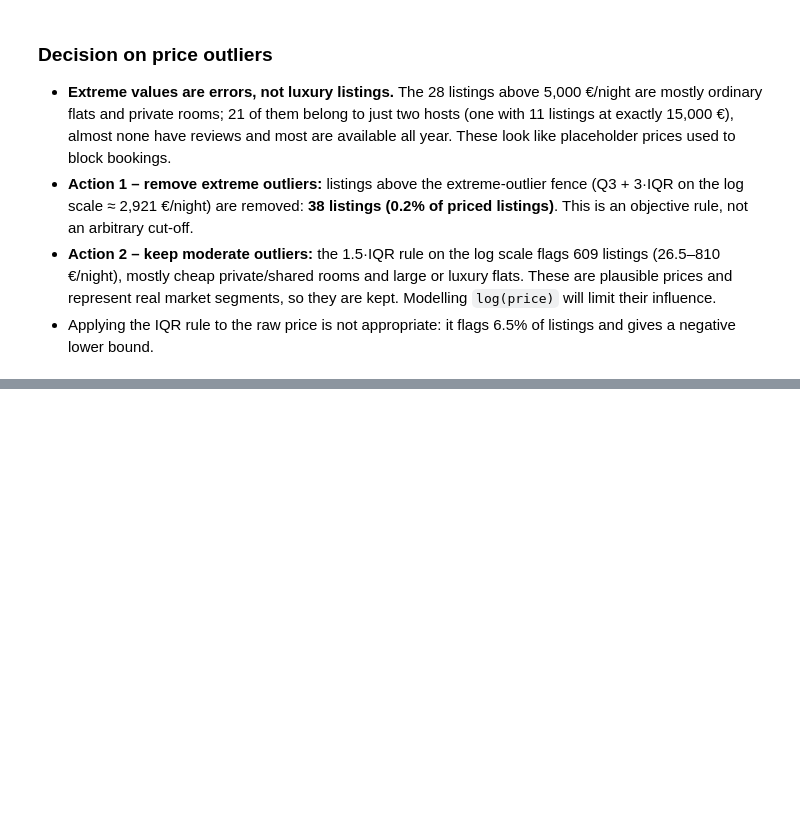
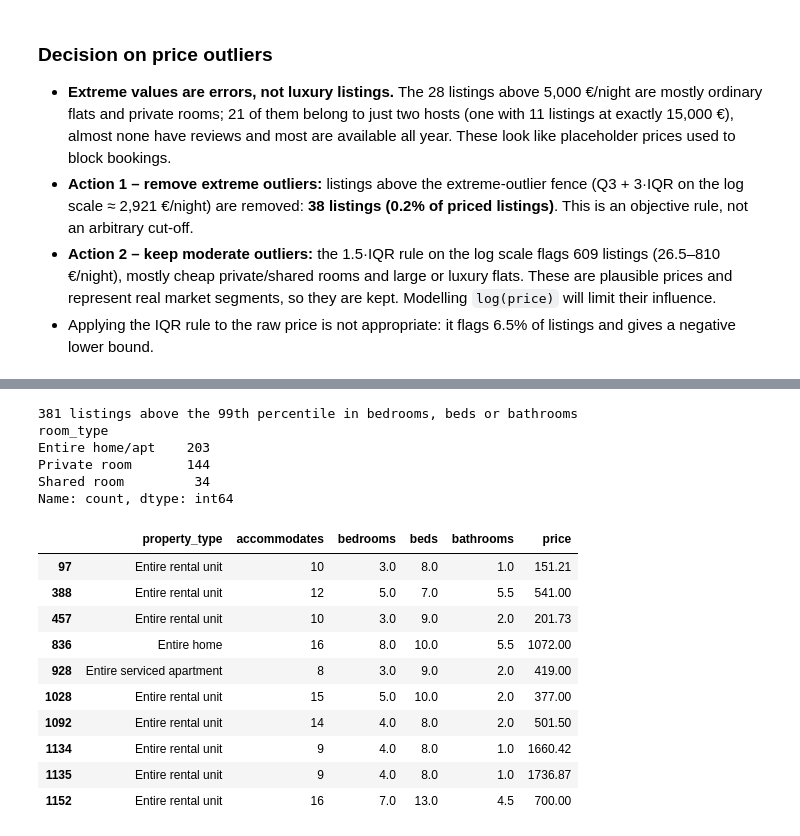
Before and after one commit to PabloMonteroRuiz/machine-learning-airbnb, a Jupyter notebook: notebooks/02_distributions_and_outliers.ipynb, the cells around one changed output, grey strips where cells are left out. Cells and saved outputs as stored; diff of their text form; code cells hidden in the pictures; blank space fills up the shorter version.

```diff
--- a/notebooks/02_distributions_and_outliers.ipynb
+++ b/notebooks/02_distributions_and_outliers.ipynb
@@ -125,0 +164,27 @@ Removed 38 listings with price > 2921 €/night
+# %%
+caps = df[["bedrooms", "beds", "bathrooms"]].quantile(0.99)
+above_cap = (df["bedrooms"] > caps["bedrooms"]) | (df["beds"] > caps["beds"]) | (df["bathrooms"] > caps["bathrooms"])
+
+print(f"{above_cap.sum()} listings above the 99th percentile in bedrooms, beds or bathrooms")
+print(df.loc[above_cap, "room_type"].value_counts())
+
+df.loc[above_cap & (df["room_type"] == "Entire home/apt"),
+       ["property_type", "accommodates", "bedrooms", "beds", "bathrooms", "price"]].head(10)
+# %% [output]
+381 listings above the 99th percentile in bedrooms, beds or bathrooms
+room_type
+Entire home/apt    203
+Private room       144
+Shared room         34
+Name: count, dtype: int64
+|  | property_type | accommodates | bedrooms | beds | bathrooms | price |
+| 97 | Entire rental unit | 10 | 3.0 | 8.0 | 1.0 | 151.21 |
+| 388 | Entire rental unit | 12 | 5.0 | 7.0 | 5.5 | 541.00 |
+| 457 | Entire rental unit | 10 | 3.0 | 9.0 | 2.0 | 201.73 |
+| 836 | Entire home | 16 | 8.0 | 10.0 | 5.5 | 1072.00 |
+| 928 | Entire serviced apartment | 8 | 3.0 | 9.0 | 2.0 | 419.00 |
+| 1028 | Entire rental unit | 15 | 5.0 | 10.0 | 2.0 | 377.00 |
+| 1092 | Entire rental unit | 14 | 4.0 | 8.0 | 2.0 | 501.50 |
+| 1134 | Entire rental unit | 9 | 4.0 | 8.0 | 1.0 | 1660.42 |
+| 1135 | Entire rental unit | 9 | 4.0 | 8.0 | 1.0 | 1736.87 |
+| 1152 | Entire rental unit | 16 | 7.0 | 13.0 | 4.5 | 700.00 |
```
Also changed, not shown: parts of 7 cells of this notebook.
